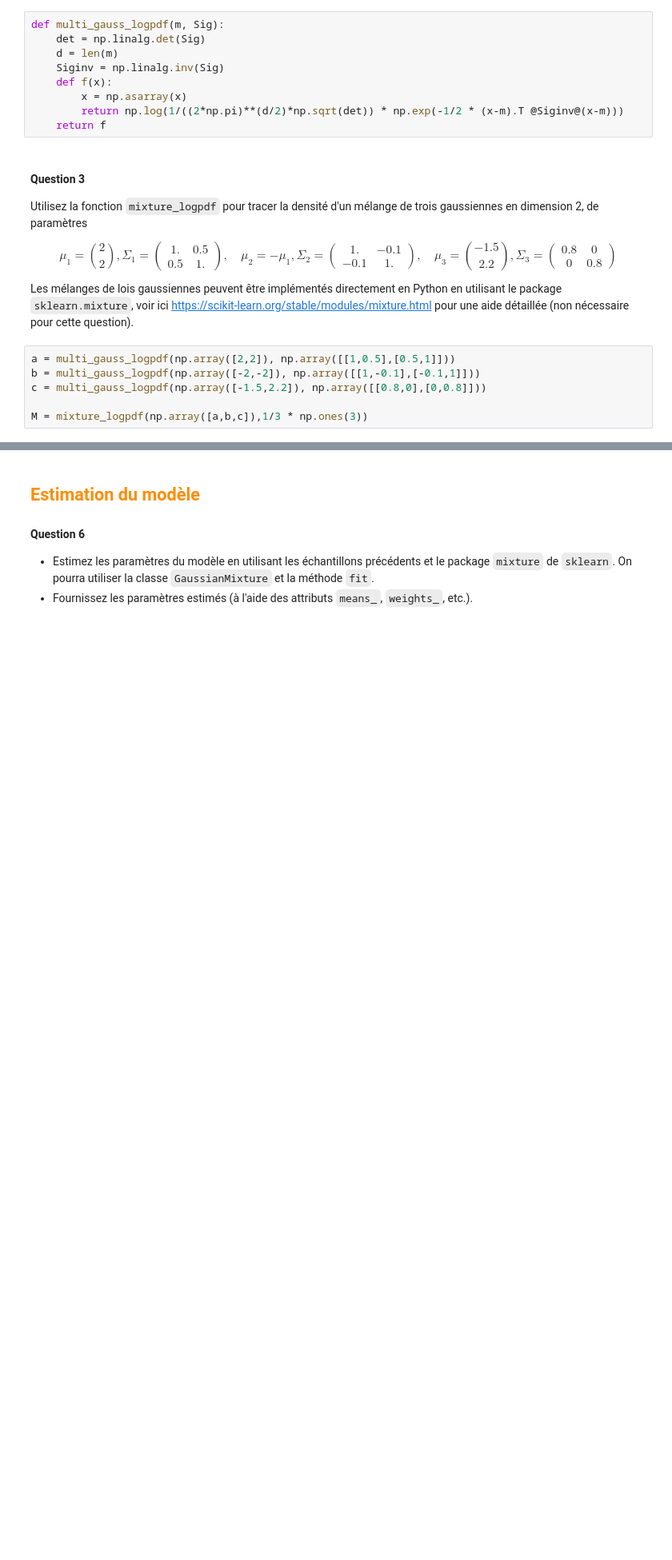
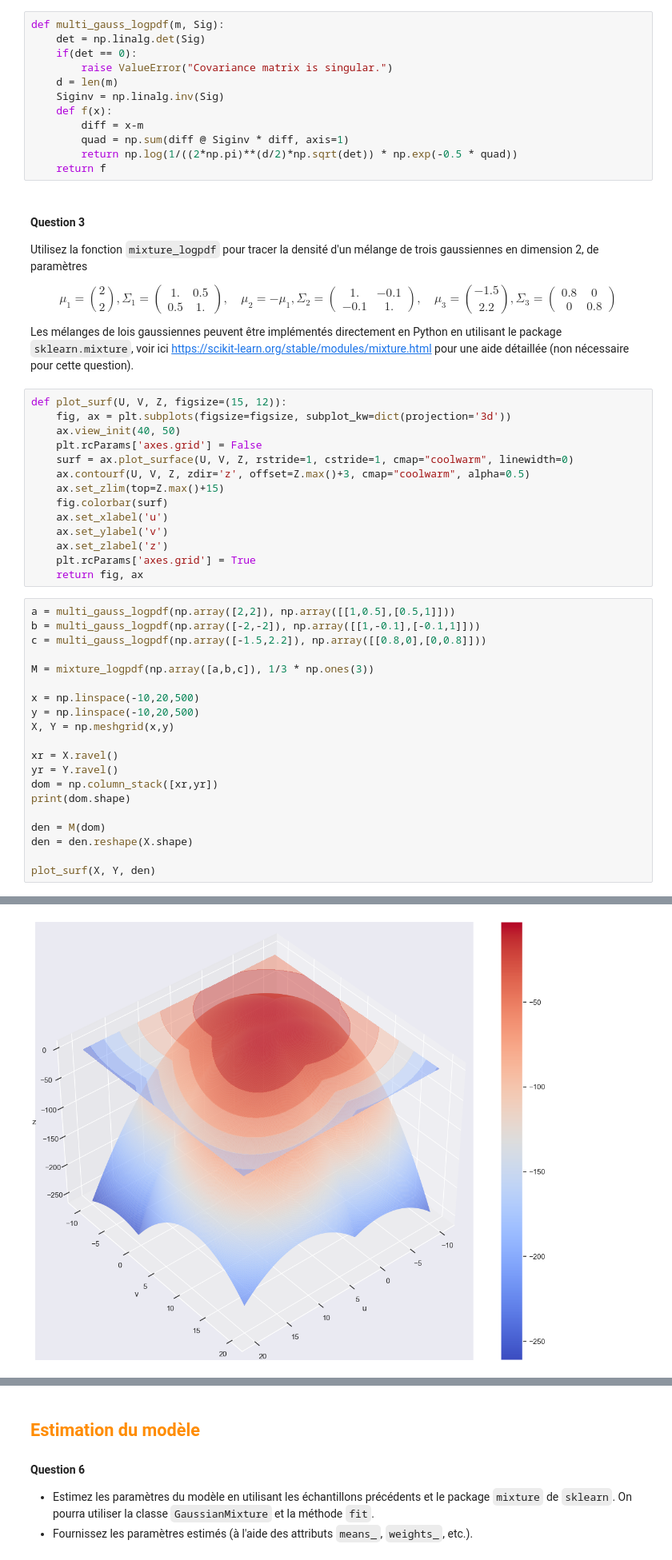
Before and after one commit to PolTibau/Statistique-Computationnelle, a Jupyter notebook: TP/TP6b_mixtures-stud.ipynb, the cells around one changed output, grey strips where cells are left out. Shown at 80% size. Saved outputs shown, nothing was run; the diff lists cells and outputs as text; blank space fills up the shorter version.

```diff
--- a/TP/TP6b_mixtures-stud.ipynb
+++ b/TP/TP6b_mixtures-stud.ipynb
@@ -44,11 +43,14 @@ $$f_{\mathcal N(\mu,\Sigma)}(x) = \frac {1}{(2\pi )^{d/2} \det(\Sigma )^{1/2}}\;
 # %%
 def multi_gauss_logpdf(m, Sig):
     det = np.linalg.det(Sig)
+    if(det == 0):
+        raise ValueError("Covariance matrix is singular.")
     d = len(m)
     Siginv = np.linalg.inv(Sig)
     def f(x):
-        x = np.asarray(x)
-        return np.log(1/((2*np.pi)**(d/2)*np.sqrt(det)) * np.exp(-1/2 * (x-m).T @Siginv@(x-m)))
+        diff = x-m
+        quad = np.sum(diff @ Siginv * diff, axis=1)
+        return np.log(1/((2*np.pi)**(d/2)*np.sqrt(det)) * np.exp(-0.5 * quad))
     return f
 # %% [markdown]
 #### Question 3
@@ -76,9 +78,38 @@ Utilisez la fonction `mixture_logpdf` pour tracer la densité d'un mélange de t
 \end{equation*}
 
 Les mélanges de lois gaussiennes peuvent être implémentés directement en Python en utilisant le package `sklearn.mixture`, voir ici https://scikit-learn.org/stable/modules/mixture.html pour une aide détaillée (non nécessaire pour cette question).
+# %%
+def plot_surf(U, V, Z, figsize=(15, 12)):
+    fig, ax = plt.subplots(figsize=figsize, subplot_kw=dict(projection='3d'))
+    ax.view_init(40, 50)
+    plt.rcParams['axes.grid'] = False
+    surf = ax.plot_surface(U, V, Z, rstride=1, cstride=1, cmap="coolwarm", linewidth=0)
+    ax.contourf(U, V, Z, zdir='z', offset=Z.max()+3, cmap="coolwarm", alpha=0.5)
+    ax.set_zlim(top=Z.max()+15)
+    fig.colorbar(surf)
+    ax.set_xlabel('u')
+    ax.set_ylabel('v')
+    ax.set_zlabel('z')
+    plt.rcParams['axes.grid'] = True
+    return fig, ax
 # %%
 a = multi_gauss_logpdf(np.array([2,2]), np.array([[1,0.5],[0.5,1]]))
 b = multi_gauss_logpdf(np.array([-2,-2]), np.array([[1,-0.1],[-0.1,1]]))
 c = multi_gauss_logpdf(np.array([-1.5,2.2]), np.array([[0.8,0],[0,0.8]]))
 
-M = mixture_logpdf(np.array([a,b,c]),1/3 * np.ones(3))
+M = mixture_logpdf(np.array([a,b,c]), 1/3 * np.ones(3))
+
+x = np.linspace(-10,20,500)
+y = np.linspace(-10,20,500)
+X, Y = np.meshgrid(x,y)
+
+xr = X.ravel()
+yr = Y.ravel()
+dom = np.column_stack([xr,yr])
+print(dom.shape)
+
+den = M(dom)
+den = den.reshape(X.shape)
+
+plot_surf(X, Y, den)
+# %% [output]
@@ -85,3 +119,4 @@ M = mixture_logpdf(np.array([a,b,c]),1/3 * np.ones(3))
+[figure, added]
 # %% [markdown]
 ## Mélange de lois uniformes
 Considérons les mélanges de lois uniformes $U_k \sim \mathcal U([0,\lambda_k])$, $k=1,\ldots,K$, dont la densité est donnée par
```
Also changed, not shown: parts of 7 cells of this notebook.
